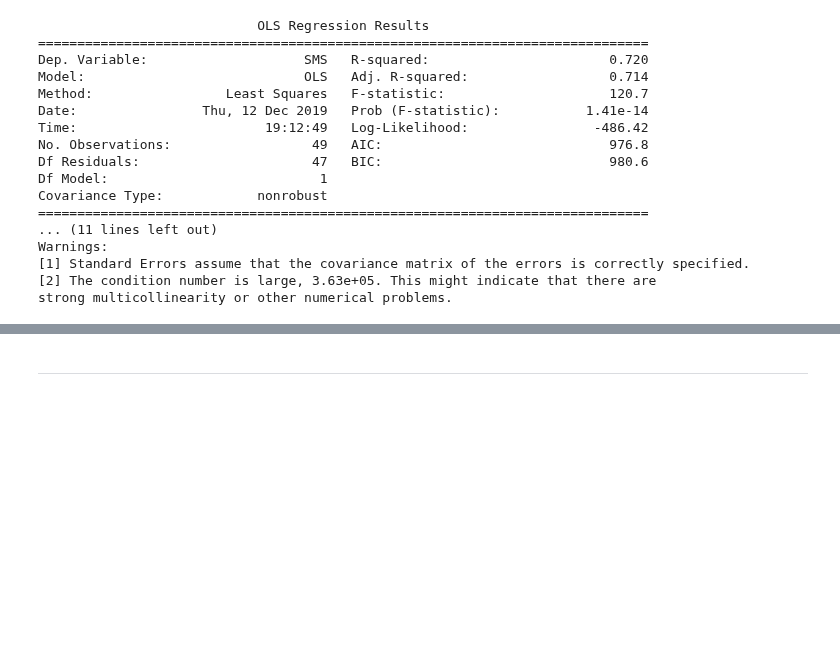
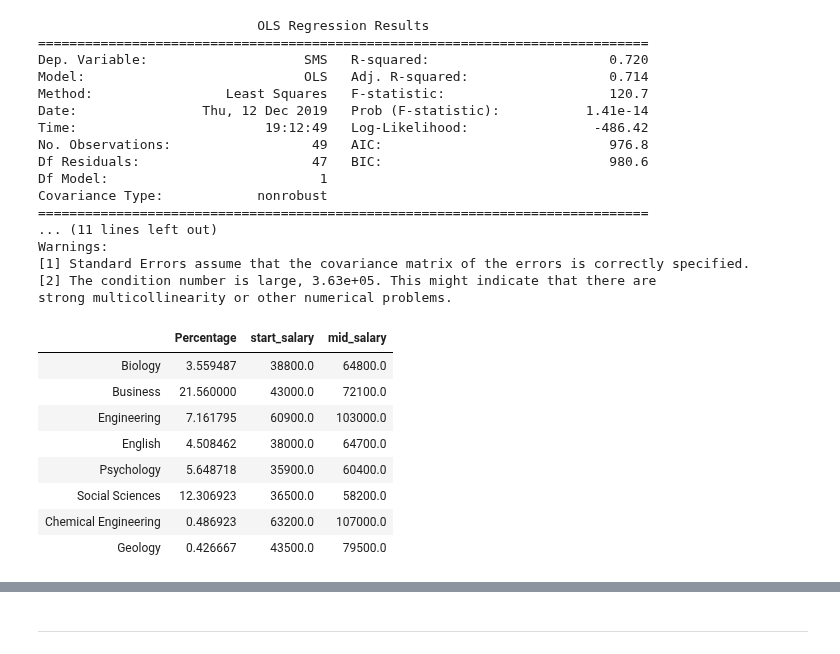
Before and after one commit to COGS108/group027, a Jupyter notebook: FinalProject.ipynb, the cells around one changed output, grey strips where cells are left out. Saved outputs shown, nothing was run; the diff lists cells and outputs as text; code cells hidden in the pictures; blank space fills up the shorter version.

```diff
--- a/FinalProject.ipynb
+++ b/FinalProject.ipynb
@@ -589,22 +589,37 @@ strong multicollinearity or other numerical problems.
 # %%
 # Create a dataframe that consist of 6 majors, plus their starting and median income
 
 # Extract 6 majors percentage
-temp = df_combinedMajors[['Biology','Business', 'Engineering','English','Psychology','Social Sciences']].mean(axis=0)
+temp = df_combinedMajors[['Biology','Business', 'Engineering','English'
+                          ,'Psychology','Social Sciences','Chemical Engineering','Geology']].mean(axis=0)
 df_ols3 = pd.DataFrame(temp, columns = ['Percentage'])
 
 # Extract the incomes from salary dataframe
 bio = df_income[5:6]
 busi = df_income[6:7]
 engi = df_income[18:19]
 eng = df_income[19:20]
 psy = df_income[45:46]
 socio = df_income[47:48]
+chem = df_income[7:8]
+geo = df_income[24:25]
+result = pd.concat([bio,busi,engi,eng,psy,socio,chem,geo])
 
 # Extract starting and mid career income
 start_salary = result['Starting Median Salary']
 mid_salary   = result['Mid-Career Median Salary']
 
 # append to this dataframe
-df_ols3.insert(1,"start salary",start_salary.tolist(), True )
-df_ols3.insert(2,"mid salary",mid_salary.tolist(), True )
+df_ols3.insert(1,"start_salary",start_salary.tolist(), True )
+df_ols3.insert(2,"mid_salary",mid_salary.tolist(), True )
+df_ols3
+# %% [output]
+|  | Percentage | start_salary | mid_salary |
+| Biology | 3.559487 | 38800.0 | 64800.0 |
+| Business | 21.560000 | 43000.0 | 72100.0 |
+| Engineering | 7.161795 | 60900.0 | 103000.0 |
+| English | 4.508462 | 38000.0 | 64700.0 |
+| Psychology | 5.648718 | 35900.0 | 60400.0 |
+| Social Sciences | 12.306923 | 36500.0 | 58200.0 |
+| Chemical Engineering | 0.486923 | 63200.0 | 107000.0 |
+| Geology | 0.426667 | 43500.0 | 79500.0 |
```
Also changed, not shown: parts of 2 cells of this notebook.
